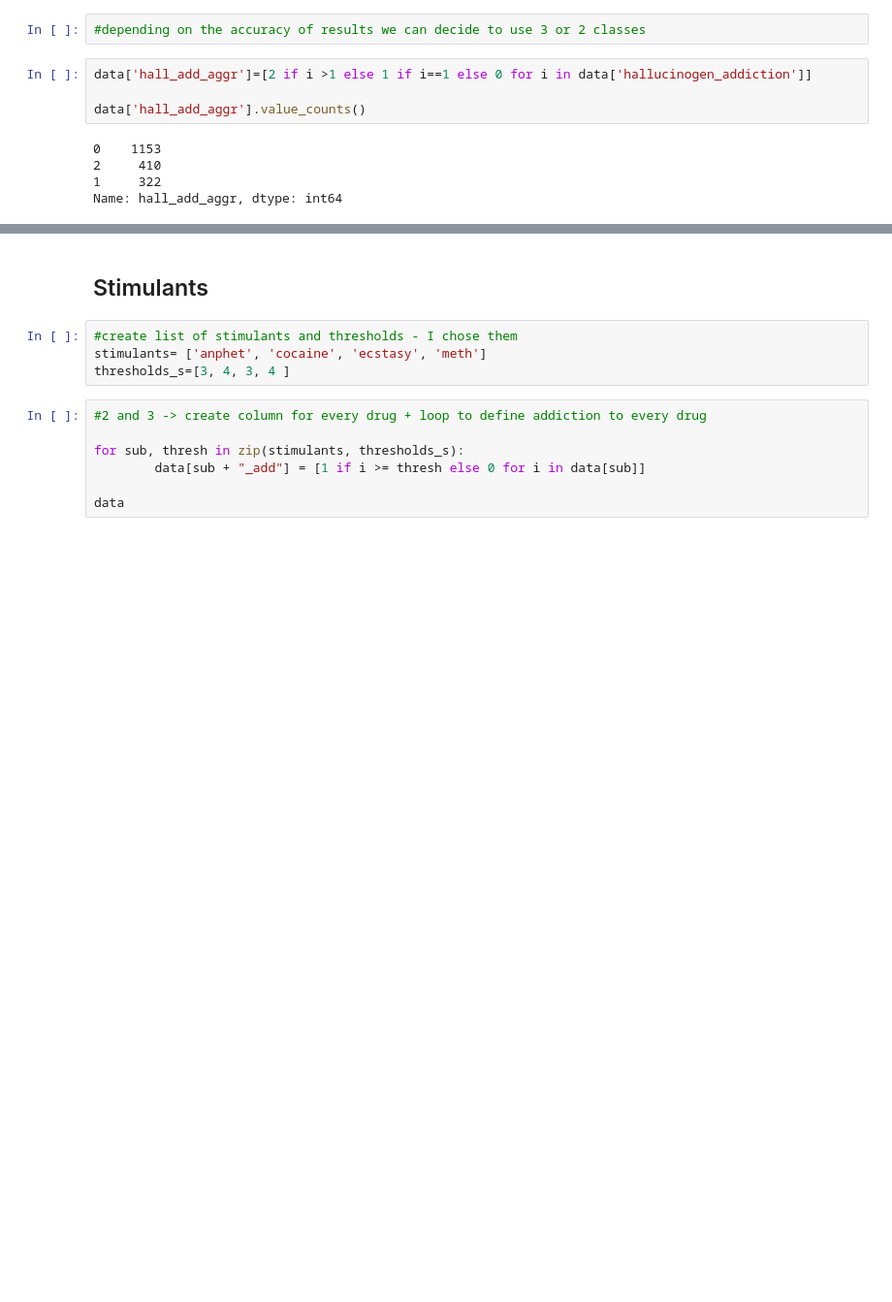
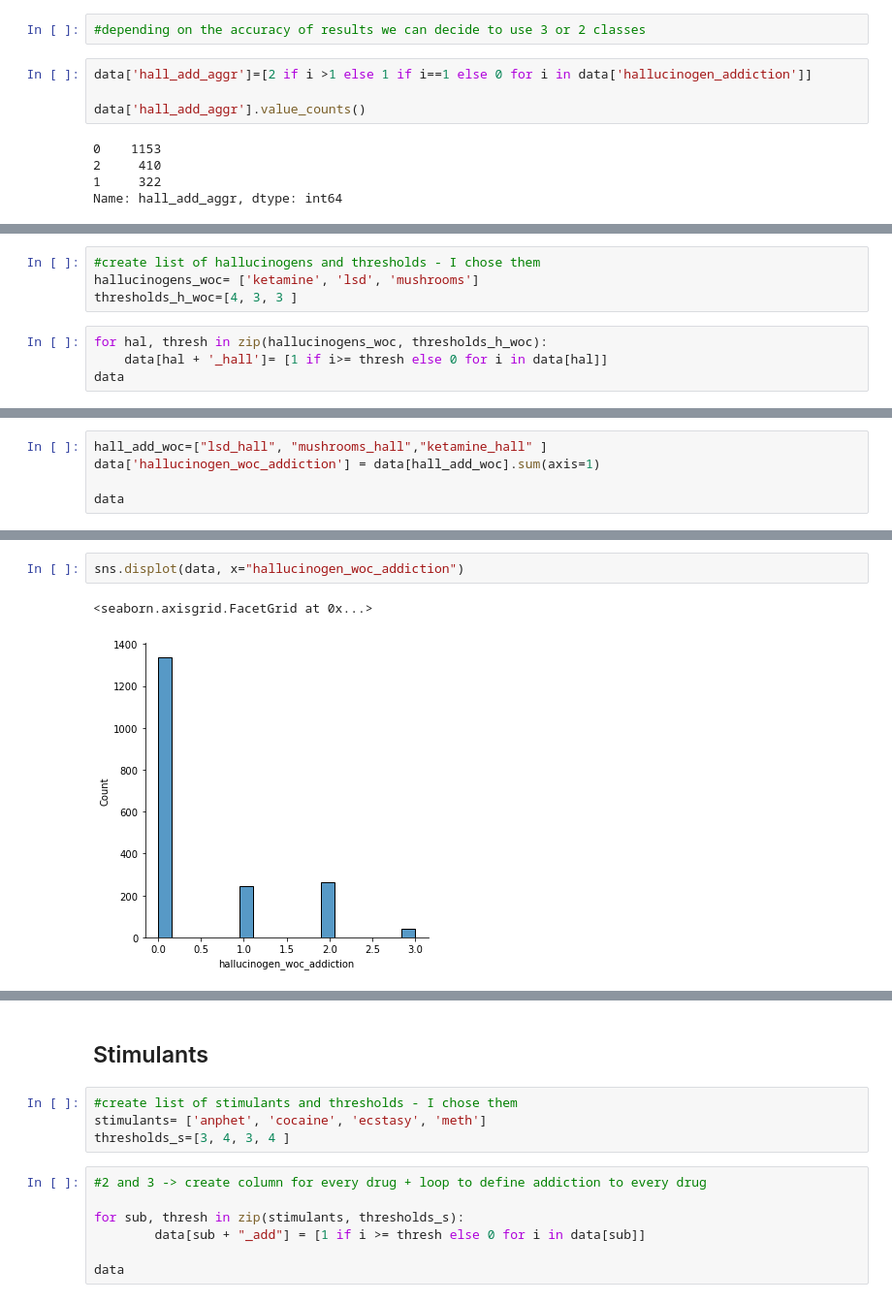
Before and after one commit to francescagiacco/ML-project-personality-and-drug-consumption, a Jupyter notebook: notebooks/addiction_threshold_drugs.ipynb, the cells around one changed output, grey strips where cells are left out. Shown at 97% size. Cells and saved outputs as stored; diff of their text form; blank space fills up the shorter version.

```diff
--- a/notebooks/addiction_threshold_drugs.ipynb
+++ b/notebooks/addiction_threshold_drugs.ipynb
@@ -187,0 +251,8 @@ Name: hall_add_aggr, dtype: int64
+# %%
+#create list of hallucinogens and thresholds - I chose them
+hallucinogens_woc= ['ketamine', 'lsd', 'mushrooms']
+thresholds_h_woc=[4, 3, 3 ]
+# %%
+for hal, thresh in zip(hallucinogens_woc, thresholds_h_woc):
+    data[hal + '_hall']= [1 if i>= thresh else 0 for i in data[hal]]
+data
@@ -187,0 +273,5 @@ Name: hall_add_aggr, dtype: int64
+# %%
+hall_add_woc=["lsd_hall", "mushrooms_hall","ketamine_hall" ]
+data['hallucinogen_woc_addiction'] = data[hall_add_woc].sum(axis=1)
+
+data
@@ -187,0 +292,5 @@ Name: hall_add_aggr, dtype: int64
+# %%
+sns.displot(data, x="hallucinogen_woc_addiction")
+# %% [output]
+<seaborn.axisgrid.FacetGrid at 0x...>
+[figure, added]
```
Also changed, not shown: parts of 19 cells of this notebook, 3 other files.
